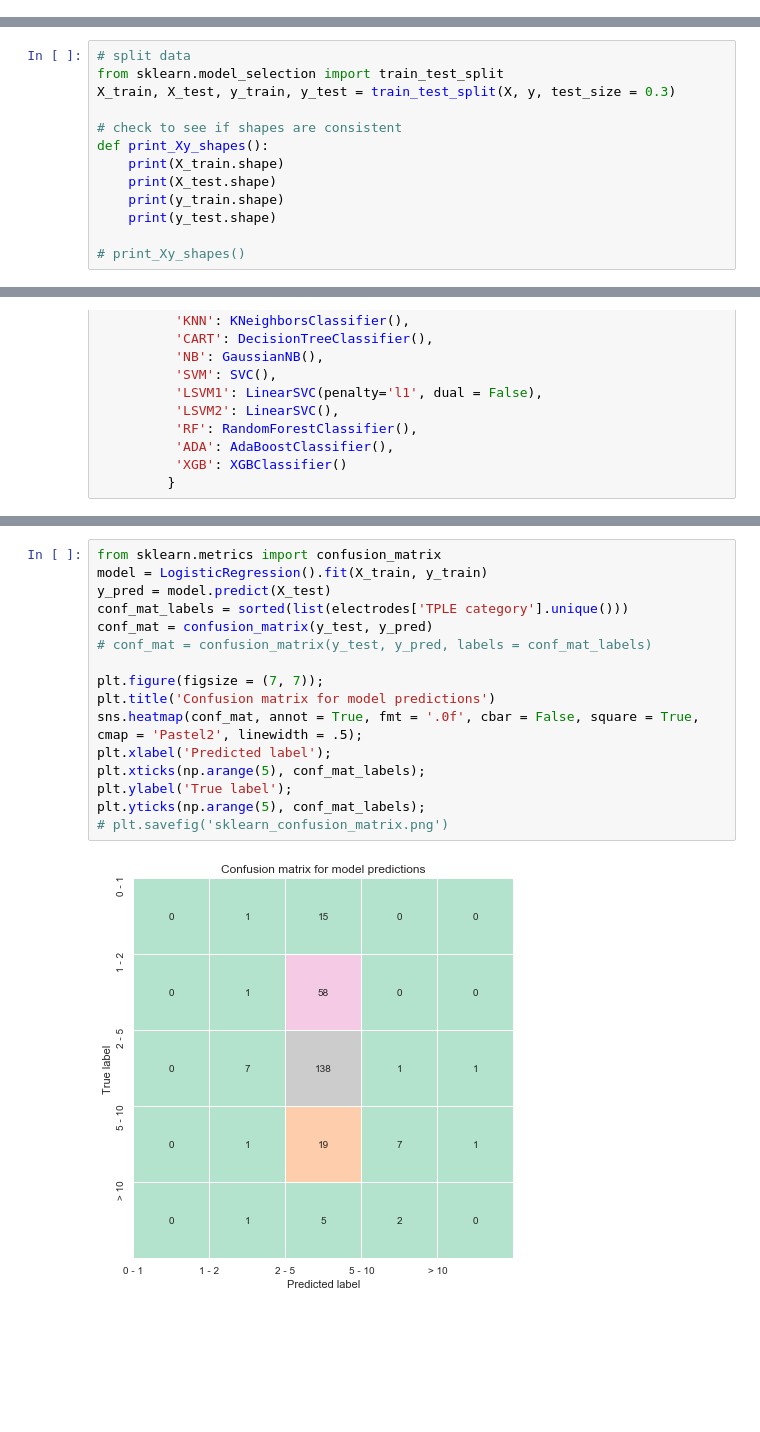
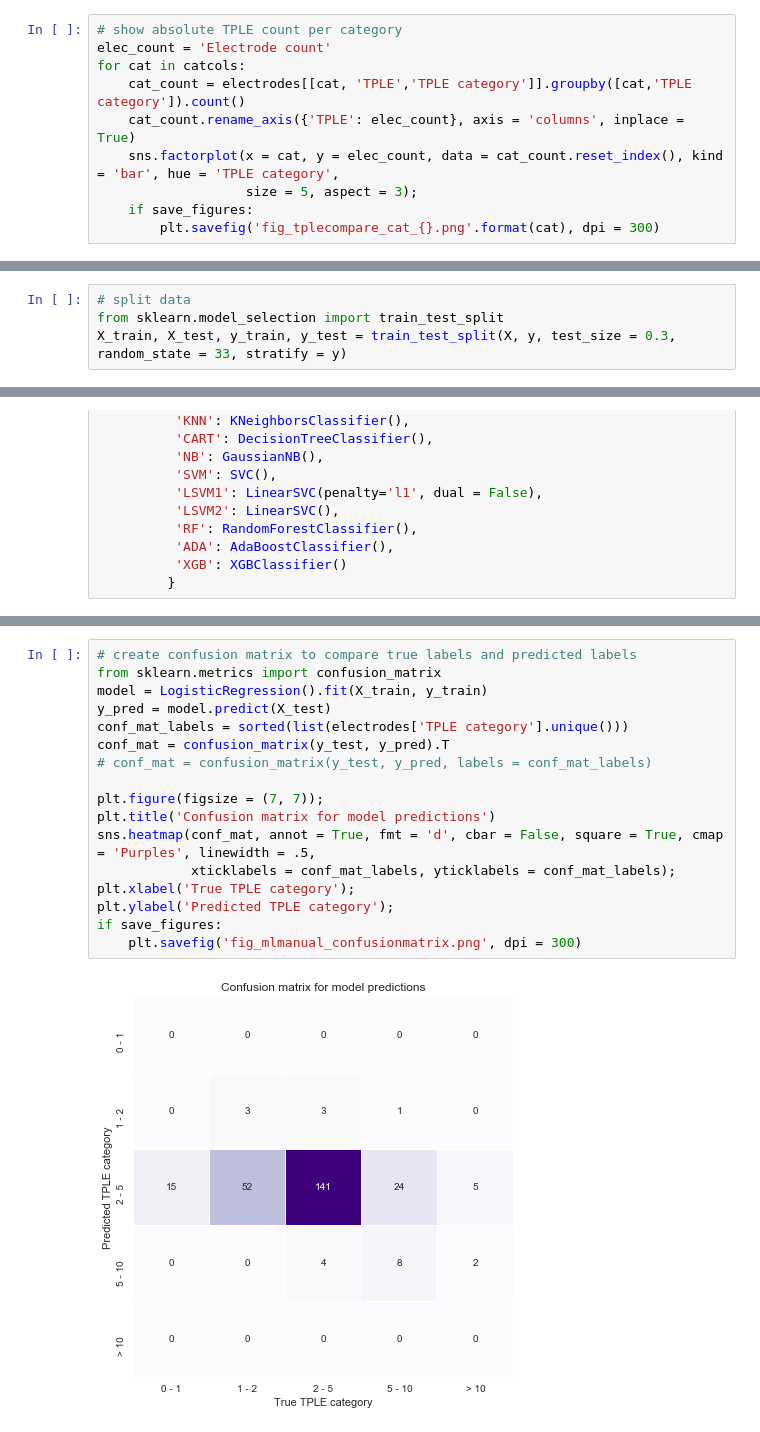
Before and after one commit to DigNeurosurgeon/seeg, a Jupyter notebook: seeg_predict_implantation_accuracy.ipynb, the cells around one changed output, grey strips where cells are left out. Saved outputs shown, nothing was run; the diff lists cells and outputs as text; blank space fills up the shorter version.

Commit message:
First version of completed notebook
includes data, all generated figures and exported TPOT code

```diff
--- a/seeg_predict_implantation_accuracy.ipynb
+++ b/seeg_predict_implantation_accuracy.ipynb
@@ -180,0 +223,10 @@ Now, how do they correlate with each other?
+# %%
+# show absolute TPLE count per category
+elec_count = 'Electrode count'
+for cat in catcols:
+    cat_count = electrodes[[cat, 'TPLE','TPLE category']].groupby([cat,'TPLE category']).count()
+    cat_count.rename_axis({'TPLE': elec_count}, axis = 'columns', inplace = True)
+    sns.factorplot(x = cat, y = elec_count, data = cat_count.reset_index(), kind = 'bar', hue = 'TPLE category',
+                   size = 5, aspect = 3);
+    if save_figures:
+        plt.savefig('fig_tplecompare_cat_{}.png'.format(cat), dpi = 300)
@@ -232,16 +364,7 @@ plt.ylabel('Cumulative variance ratio');
 # %%
 # split data
 from sklearn.model_selection import train_test_split
-X_train, X_test, y_train, y_test = train_test_split(X, y, test_size = 0.3)
-
-# check to see if shapes are consistent
-def print_Xy_shapes():
-    print(X_train.shape)
-    print(X_test.shape)
-    print(y_train.shape)
-    print(y_test.shape)
-
-# print_Xy_shapes()
+X_train, X_test, y_train, y_test = train_test_split(X, y, test_size = 0.3, random_state = 33, stratify = y)
 # %%
 # import modules
 from sklearn.feature_selection import RFE
@@ -305,18 +435,19 @@ ax.set_xticklabels(names); # set xtick labels after plotting! (otherwise default
 # %%
+# create confusion matrix to compare true labels and predicted labels
 from sklearn.metrics import confusion_matrix
 model = LogisticRegression().fit(X_train, y_train)
 y_pred = model.predict(X_test)
 conf_mat_labels = sorted(list(electrodes['TPLE category'].unique()))
-conf_mat = confusion_matrix(y_test, y_pred)
+conf_mat = confusion_matrix(y_test, y_pred).T
 # conf_mat = confusion_matrix(y_test, y_pred, labels = conf_mat_labels)
 
 plt.figure(figsize = (7, 7));
 plt.title('Confusion matrix for model predictions')
-sns.heatmap(conf_mat, annot = True, fmt = '.0f', cbar = False, square = True, cmap = 'Pastel2', linewidth = .5);
-plt.xlabel('Predicted label');
-plt.xticks(np.arange(5), conf_mat_labels);
-plt.ylabel('True label');
-plt.yticks(np.arange(5), conf_mat_labels);
-# plt.savefig('sklearn_confusion_matrix.png')
+sns.heatmap(conf_mat, annot = True, fmt = 'd', cbar = False, square = True, cmap = 'Purples', linewidth = .5,
+            xticklabels = conf_mat_labels, yticklabels = conf_mat_labels);
+plt.xlabel('True TPLE category');
+plt.ylabel('Predicted TPLE category');
+if save_figures:
+    plt.savefig('fig_mlmanual_confusionmatrix.png', dpi = 300)
 # %% [output]
-[figure, old version]
+[figure, new version]
```
Also changed, not shown: parts of 61 cells of this notebook, 19 other files.
